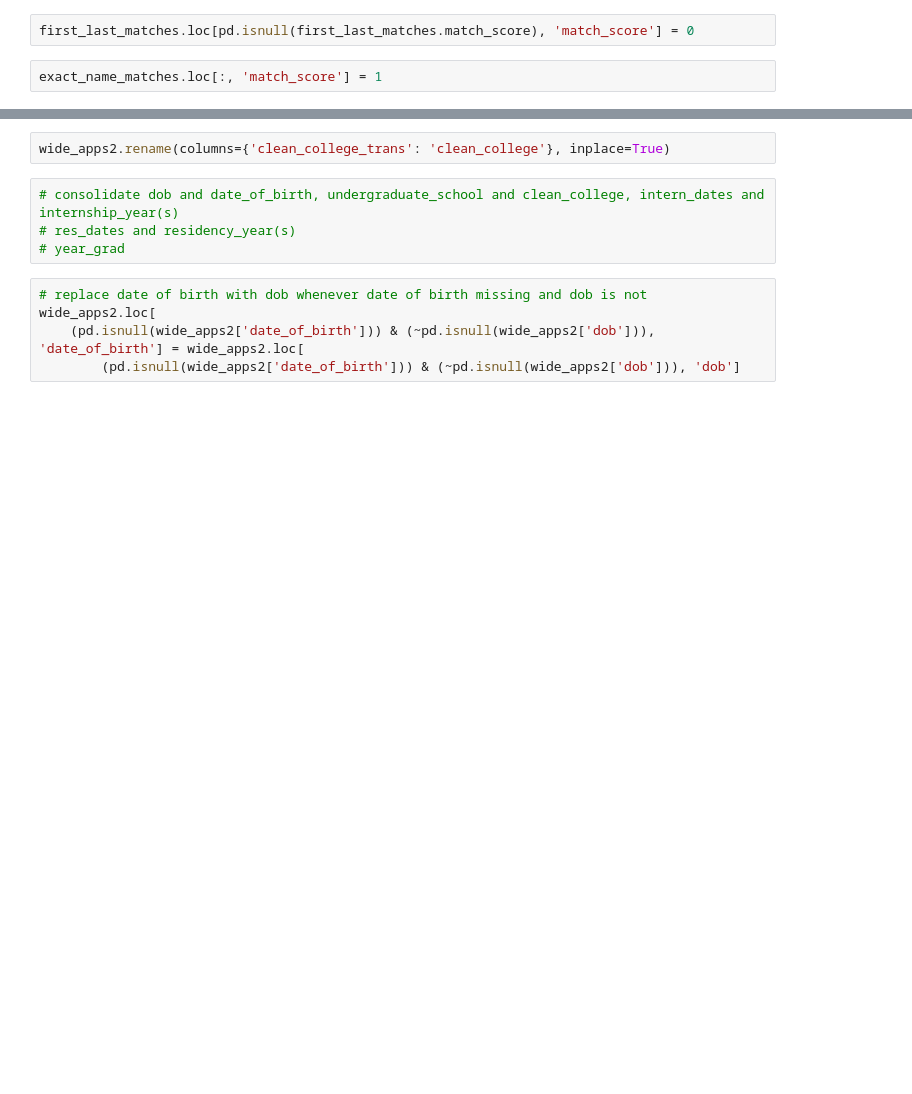
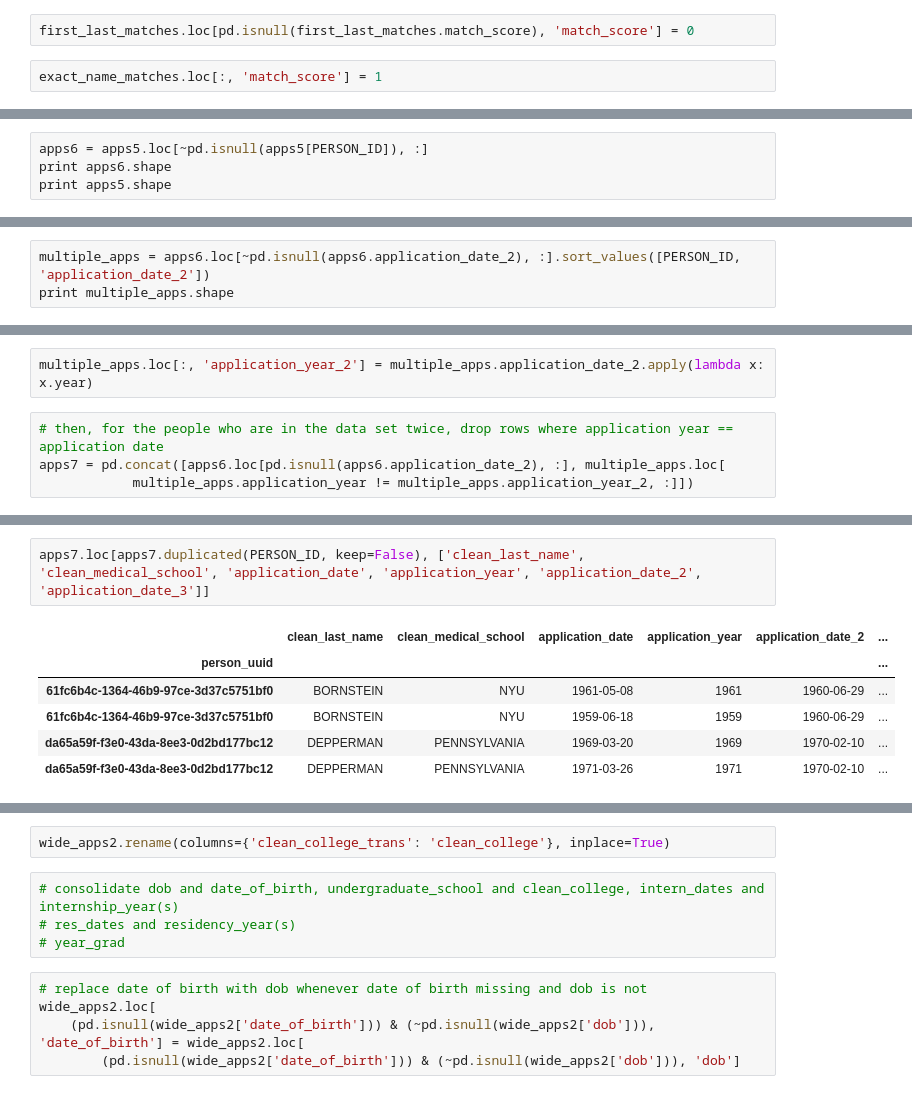
Before and after one commit to Lrraymond13/yellow_beret, a Jupyter notebook: Clean and Merge NIH Associates and Applicants.ipynb, the cells around one changed output, grey strips where cells are left out. Saved outputs shown, nothing was run; the diff lists cells and outputs as text; blank space fills up the shorter version.

```diff
--- a/Clean and Merge NIH Associates and Applicants.ipynb
+++ b/Clean and Merge NIH Associates and Applicants.ipynb
@@ -358,0 +559,4 @@ wide_apps2 = wide_apps.drop(['Unnamed: 0', "daniel's_comments", 'firstname', 'la
+# %%
+apps6 = apps5.loc[~pd.isnull(apps5[PERSON_ID]), :]
+print apps6.shape
+print apps5.shape
@@ -358,0 +566,3 @@ wide_apps2 = wide_apps.drop(['Unnamed: 0', "daniel's_comments", 'firstname', 'la
+# %%
+multiple_apps = apps6.loc[~pd.isnull(apps6.application_date_2), :].sort_values([PERSON_ID, 'application_date_2'])
+print multiple_apps.shape
@@ -358,0 +571,6 @@ wide_apps2 = wide_apps.drop(['Unnamed: 0', "daniel's_comments", 'firstname', 'la
+# %%
+multiple_apps.loc[:, 'application_year_2'] = multiple_apps.application_date_2.apply(lambda x: x.year)
+# %%
+# then, for the people who are in the data set twice, drop rows where application year == application date
+apps7 = pd.concat([apps6.loc[pd.isnull(apps6.application_date_2), :], multiple_apps.loc[
+            multiple_apps.application_year != multiple_apps.application_year_2, :]])
@@ -358,0 +586,9 @@ wide_apps2 = wide_apps.drop(['Unnamed: 0', "daniel's_comments", 'firstname', 'la
+# %%
+apps7.loc[apps7.duplicated(PERSON_ID, keep=False), ['clean_last_name', 'clean_medical_school', 'application_date', 'application_year', 'application_date_2', 'application_date_3']]
+# %% [output]
+|  | clean_last_name | clean_medical_school | application_date | application_year | application_date_2 | ... |
+| person_uuid |  |  |  |  |  | ... |
+| 61fc6b4c-1364-46b9-97ce-3d37c5751bf0 | BORNSTEIN | NYU | 1961-05-08 | 1961 | 1960-06-29 | ... |
+| 61fc6b4c-1364-46b9-97ce-3d37c5751bf0 | BORNSTEIN | NYU | 1959-06-18 | 1959 | 1960-06-29 | ... |
+| da65a59f-f3e0-43da-8ee3-0d2bd177bc12 | DEPPERMAN | PENNSYLVANIA | 1969-03-20 | 1969 | 1970-02-10 | ... |
+| da65a59f-f3e0-43da-8ee3-0d2bd177bc12 | DEPPERMAN | PENNSYLVANIA | 1971-03-26 | 1971 | 1970-02-10 | ... |
```
Also changed, not shown: parts of 169 cells of this notebook, 2 other files.
